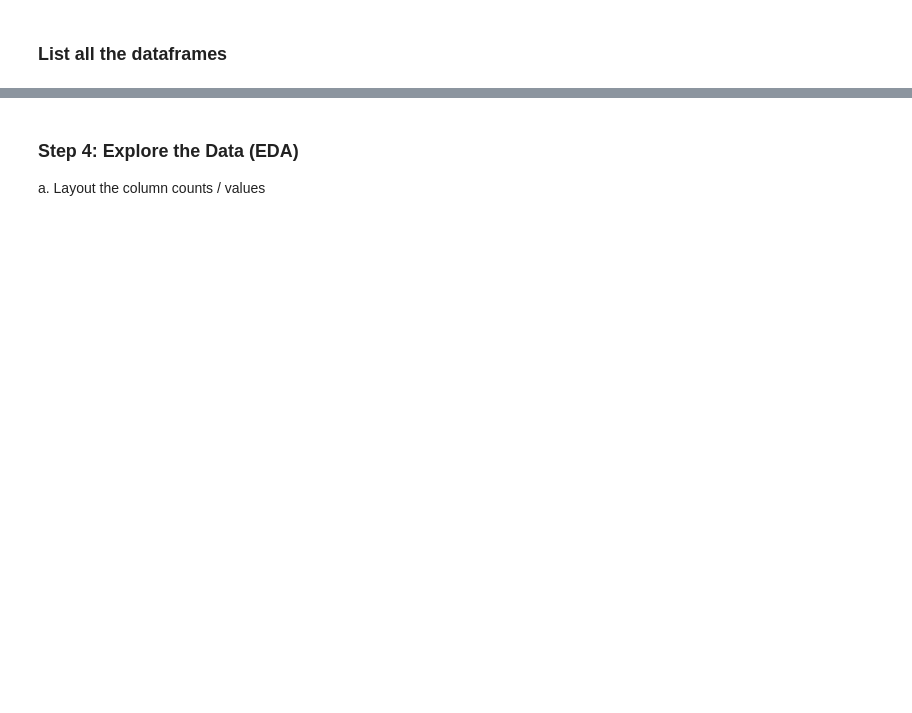
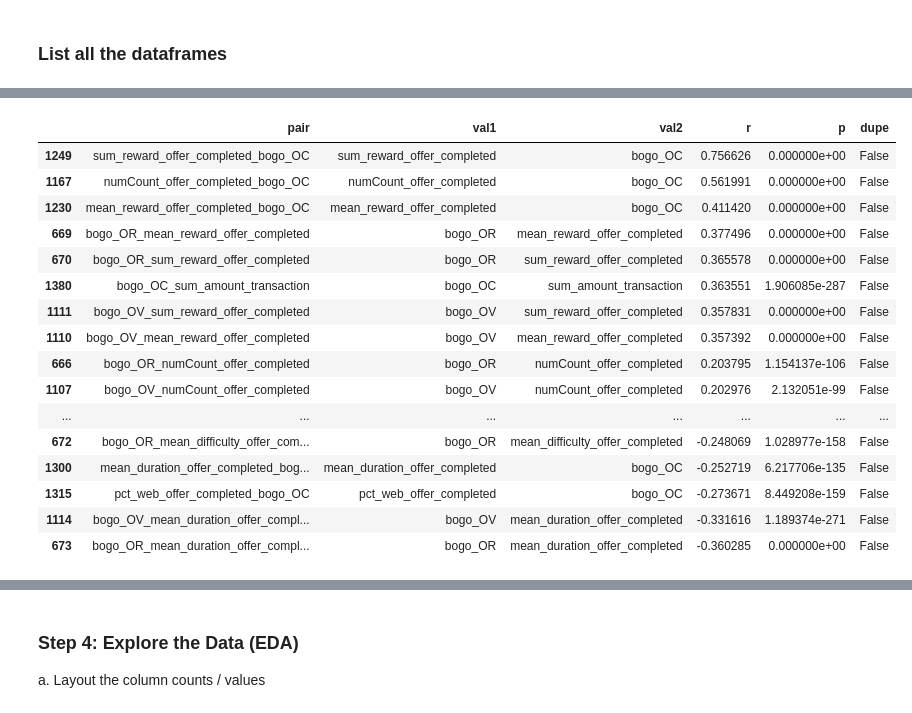
Before and after one commit to kiah-ucsd/DSE200, a Jupyter notebook: Mini_Project_2.ipynb, the cells around one changed output, grey strips where cells are left out. Drawn from its saved outputs; the diff is of its cells as text; code cells hidden in the pictures; blank space fills up the shorter version.

```diff
--- a/Mini_Project_2.ipynb
+++ b/Mini_Project_2.ipynb
@@ -546,0 +472,32 @@ combined_events.head(2)
+# %%
+def explore(val):
+ return pd.concat([corr_df.loc[((corr_df.val1.str.contains(val)
+                               & ~corr_df.val2.str.contains(val)))],
+                              corr_df.loc[((corr_df.val2.str.contains(val)
+                                        & ~corr_df.val1.str.contains(val)))]]).sort_values(by='r', ascending=False)
+# %%
+#find fun correlations related to buy one get one offers
+money_corr_df = explore('completed|transaction')
+bogo_corr_df = explore('bogo')
+reward_corr_df = explore('reward')
+money_to_bogo_corr_df = bogo_corr_df.loc[bogo_corr_df.index.isin(money_corr_df.index)]
+# %%
+money_to_bogo_corr_df
+# %% [output]
+|  | pair | val1 | val2 | r | p | dupe |
+| 1249 | sum_reward_offer_completed_bogo_OC | sum_reward_offer_completed | bogo_OC | 0.756626 | 0.000000e+00 | False |
+| 1167 | numCount_offer_completed_bogo_OC | numCount_offer_completed | bogo_OC | 0.561991 | 0.000000e+00 | False |
+| 1230 | mean_reward_offer_completed_bogo_OC | mean_reward_offer_completed | bogo_OC | 0.411420 | 0.000000e+00 | False |
+| 669 | bogo_OR_mean_reward_offer_completed | bogo_OR | mean_reward_offer_completed | 0.377496 | 0.000000e+00 | False |
+| 670 | bogo_OR_sum_reward_offer_completed | bogo_OR | sum_reward_offer_completed | 0.365578 | 0.000000e+00 | False |
+| 1380 | bogo_OC_sum_amount_transaction | bogo_OC | sum_amount_transaction | 0.363551 | 1.906085e-287 | False |
+| 1111 | bogo_OV_sum_reward_offer_completed | bogo_OV | sum_reward_offer_completed | 0.357831 | 0.000000e+00 | False |
+| 1110 | bogo_OV_mean_reward_offer_completed | bogo_OV | mean_reward_offer_completed | 0.357392 | 0.000000e+00 | False |
+| 666 | bogo_OR_numCount_offer_completed | bogo_OR | numCount_offer_completed | 0.203795 | 1.154137e-106 | False |
+| 1107 | bogo_OV_numCount_offer_completed | bogo_OV | numCount_offer_completed | 0.202976 | 2.132051e-99 | False |
+| ... | ... | ... | ... | ... | ... | ... |
+| 672 | bogo_OR_mean_difficulty_offer_com... | bogo_OR | mean_difficulty_offer_completed | -0.248069 | 1.028977e-158 | False |
+| 1300 | mean_duration_offer_completed_bog... | mean_duration_offer_completed | bogo_OC | -0.252719 | 6.217706e-135 | False |
+| 1315 | pct_web_offer_completed_bogo_OC | pct_web_offer_completed | bogo_OC | -0.273671 | 8.449208e-159 | False |
+| 1114 | bogo_OV_mean_duration_offer_compl... | bogo_OV | mean_duration_offer_completed | -0.331616 | 1.189374e-271 | False |
+| 673 | bogo_OR_mean_duration_offer_compl... | bogo_OR | mean_duration_offer_completed | -0.360285 | 0.000000e+00 | False |
```
Also changed, not shown: parts of 66 cells of this notebook.
